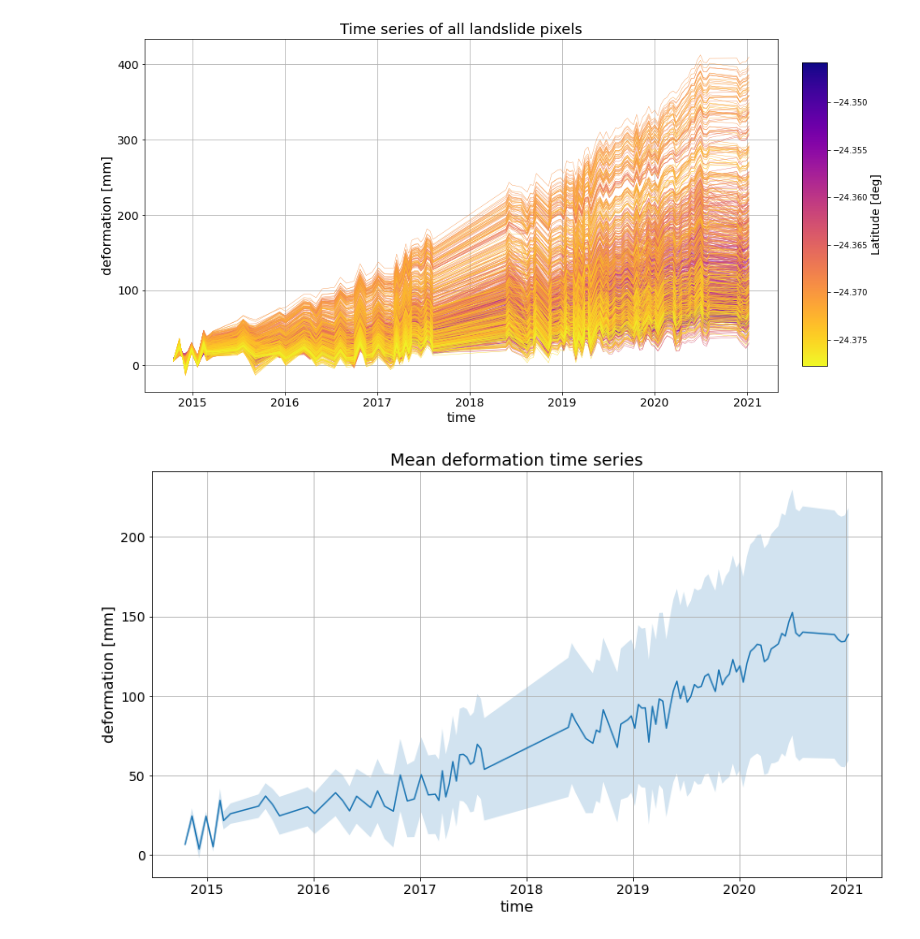
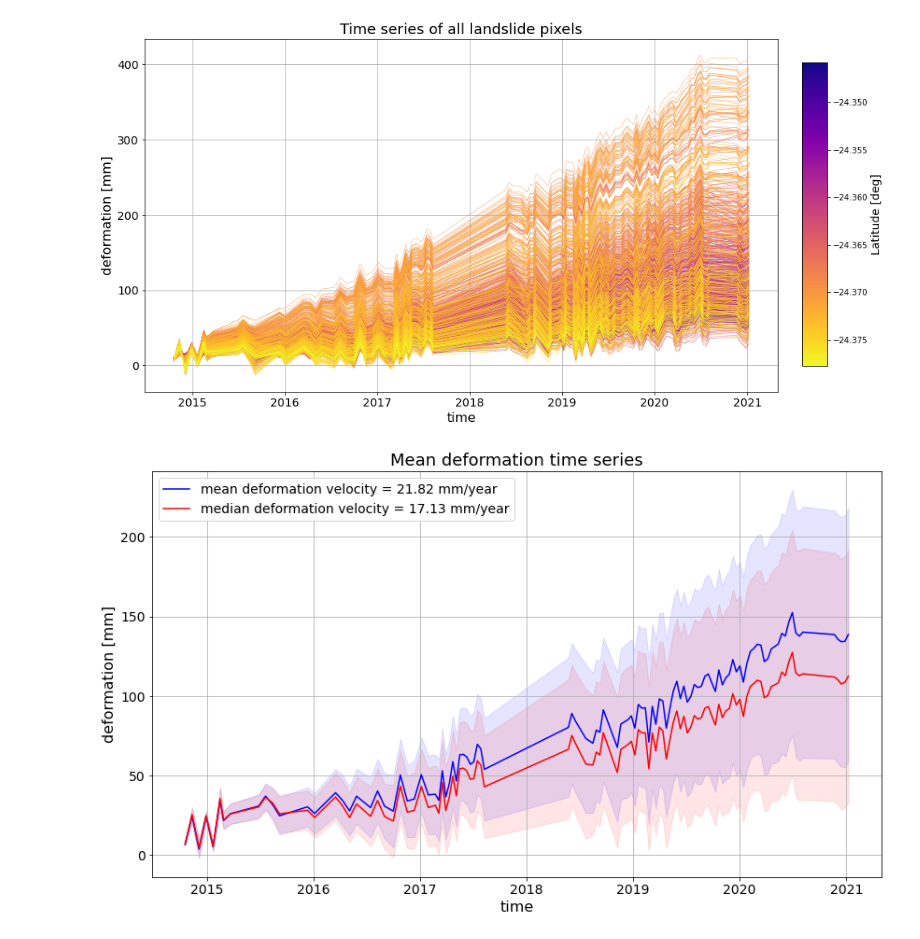
Before and after one commit to nicgar20/ts_analysis, a Jupyter notebook: ts_analysis.ipynb, the cells around one changed output. Cells and saved outputs as stored; diff of their text form; code cells hidden in the pictures.

```diff
--- a/ts_analysis.ipynb
+++ b/ts_analysis.ipynb
@@ -216,5 +218,6 @@ landslide_polygon.geometry[0]
 # %%
-with rasterio.open(ts_filepath) as src:
+# Load the comulative deformation data cube raster
+with rasterio.open(tif_out) as src:
     feature = [mapping(landslide_polygon.geometry[0])]
     masked_band = mask(src, feature, crop=True, all_touched=True)
     ts_landslide = masked_band[0]
@@ -299,18 +307,29 @@ ts_std_displacement = np.apply_along_axis(np.nanstd,axis=0, arr=ts_plots)
 # %%
+ts_mean_displacement = np.apply_along_axis(np.nanmean,axis=0, arr=ts_plots)
+ts_median_displacement = np.apply_along_axis(np.nanmedian,axis=0, arr=ts_plots)
+ts_std_displacement = np.apply_along_axis(np.nanstd,axis=0, arr=ts_plots)
+
 fig, ax = plt.subplots(figsize = (14,8))
 
 ax.fill_between(ts.dates,ts_mean_displacement-ts_std_displacement,
-                ts_mean_displacement+ts_std_displacement, alpha=0.2)
+                ts_mean_displacement+ts_std_displacement, alpha=0.1, color="b")
 
 plt.xticks(fontsize=14)
 plt.yticks(fontsize=14)
-ax.plot(ts.dates,ts_mean_displacement, label="mean deformation and std")
+ax.plot(ts.dates,ts_mean_displacement, label="mean deformation velocity = {:.2f} mm/year".format(
+    get_trend(ts_mean_displacement)[0]*365), color="b")
+
+ax.fill_between(ts.dates,ts_median_displacement-ts_std_displacement,
+                ts_median_displacement+ts_std_displacement, alpha=0.1, color="r")
+ax.plot(ts.dates,ts_median_displacement, label="median deformation velocity = {:.2f} mm/year".format(
+    get_trend(ts_median_displacement)[0]*365), color="r")
+
 plt.grid()
-plt.legend
+plt.legend(fontsize=14, loc='upper left')
 ax.set_title("Mean deformation time series".format(x,y), fontsize=18)
 ax.set_ylabel("deformation [mm]", fontsize=16)
 ax.set_xlabel("time", fontsize=16)
 
 plt.show()
 # %% [output]
-[figure, old version]
+[figure, new version]
```
Also changed, not shown: parts of 10 cells of this notebook.
